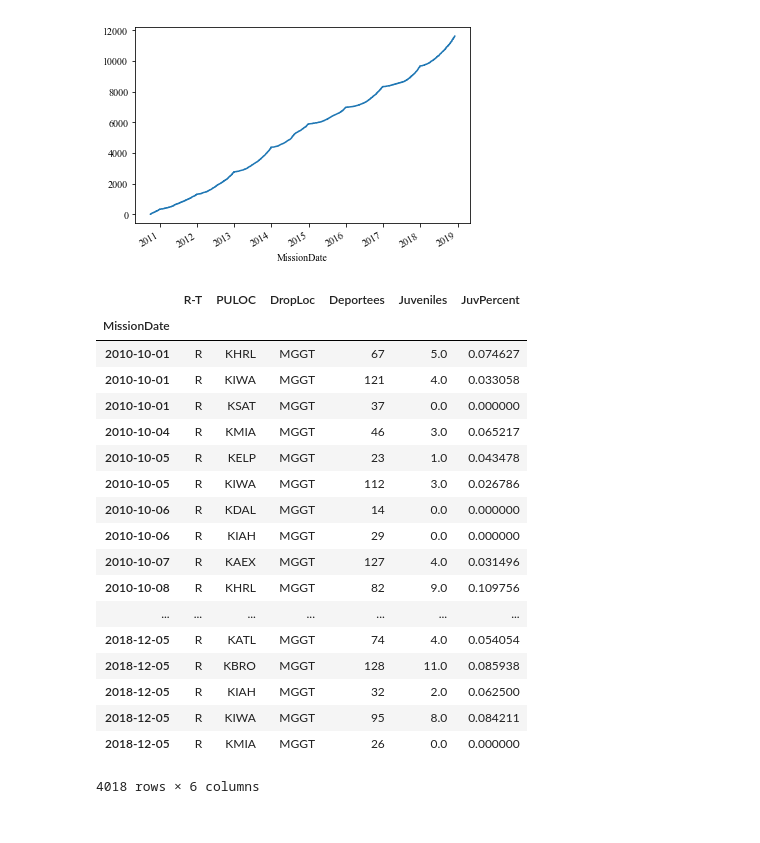
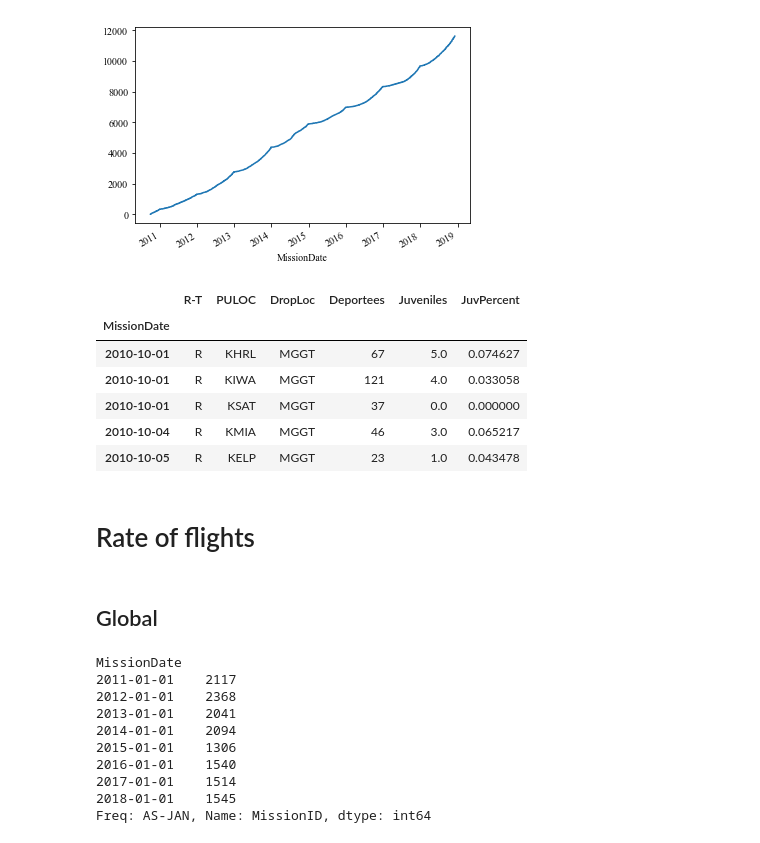
Before and after one commit to UWCHR/ice-air, a Jupyter notebook: analyze/note/analyze.ipynb, the cells around one changed output. Cells and saved outputs as stored; diff of their text form; code cells hidden in the pictures.

```diff
--- a/analyze/note/analyze.ipynb
+++ b/analyze/note/analyze.ipynb
@@ -613,24 +613,16 @@ repatriations['Juveniles'] = juv_repatriations['Juveniles']
 # %%
 repatriations['JuvPercent'] = juv_repatriations['Juveniles'] / repatriations['Deportees']
 # %%
-repatriations
+repatriations.head()
 # %% [output]
 |  | R-T | PULOC | DropLoc | Deportees | Juveniles | JuvPercent |
 | MissionDate |  |  |  |  |  |  |
 | 2010-10-01 | R | KHRL | MGGT | 67 | 5.0 | 0.074627 |
 | 2010-10-01 | R | KIWA | MGGT | 121 | 4.0 | 0.033058 |
 | 2010-10-01 | R | KSAT | MGGT | 37 | 0.0 | 0.000000 |
 | 2010-10-04 | R | KMIA | MGGT | 46 | 3.0 | 0.065217 |
 | 2010-10-05 | R | KELP | MGGT | 23 | 1.0 | 0.043478 |
-| 2010-10-05 | R | KIWA | MGGT | 112 | 3.0 | 0.026786 |
-| 2010-10-06 | R | KDAL | MGGT | 14 | 0.0 | 0.000000 |
-| 2010-10-06 | R | KIAH | MGGT | 29 | 0.0 | 0.000000 |
-| 2010-10-07 | R | KAEX | MGGT | 127 | 4.0 | 0.031496 |
-| 2010-10-08 | R | KHRL | MGGT | 82 | 9.0 | 0.109756 |
-| ... | ... | ... | ... | ... | ... | ... |
-| 2018-12-05 | R | KATL | MGGT | 74 | 4.0 | 0.054054 |
-| 2018-12-05 | R | KBRO | MGGT | 128 | 11.0 | 0.085938 |
-| 2018-12-05 | R | KIAH | MGGT | 32 | 2.0 | 0.062500 |
-| 2018-12-05 | R | KIWA | MGGT | 95 | 8.0 | 0.084211 |
-| 2018-12-05 | R | KMIA | MGGT | 26 | 0.0 | 0.000000 |
-4018 rows × 6 columns
+# %% [markdown]
+# Rate of flights
+# %% [markdown]
+## Global
@@ -636,0 +637,13 @@ repatriations
+# %%
+annual_flights
+# %% [output]
+MissionDate
+2011-01-01    2117
+2012-01-01    2368
+2013-01-01    2041
+2014-01-01    2094
+2015-01-01    1306
+2016-01-01    1540
+2017-01-01    1514
+2018-01-01    1545
+Freq: AS-JAN, Name: MissionID, dtype: int64
```
Also changed, not shown: parts of 14 cells of this notebook.
